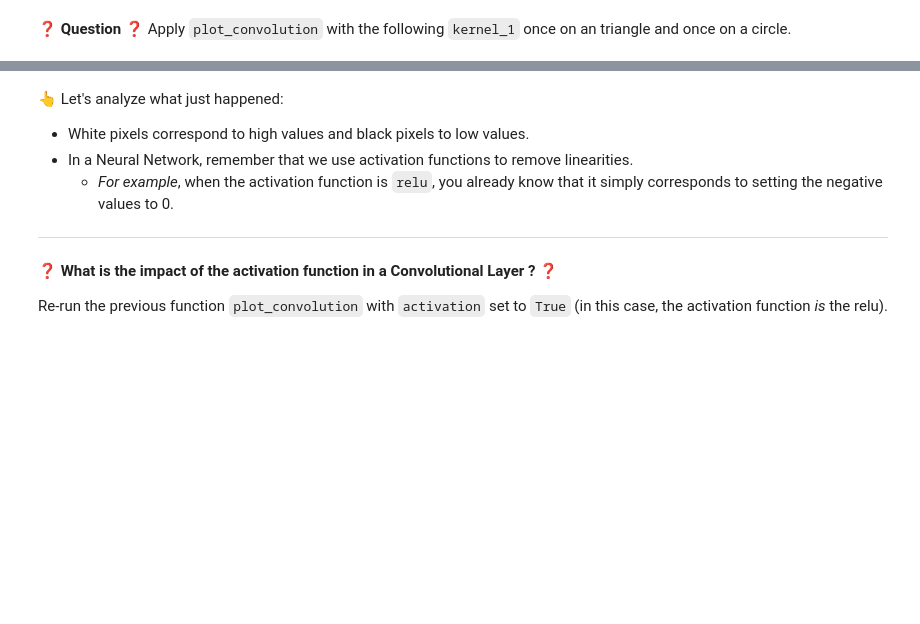
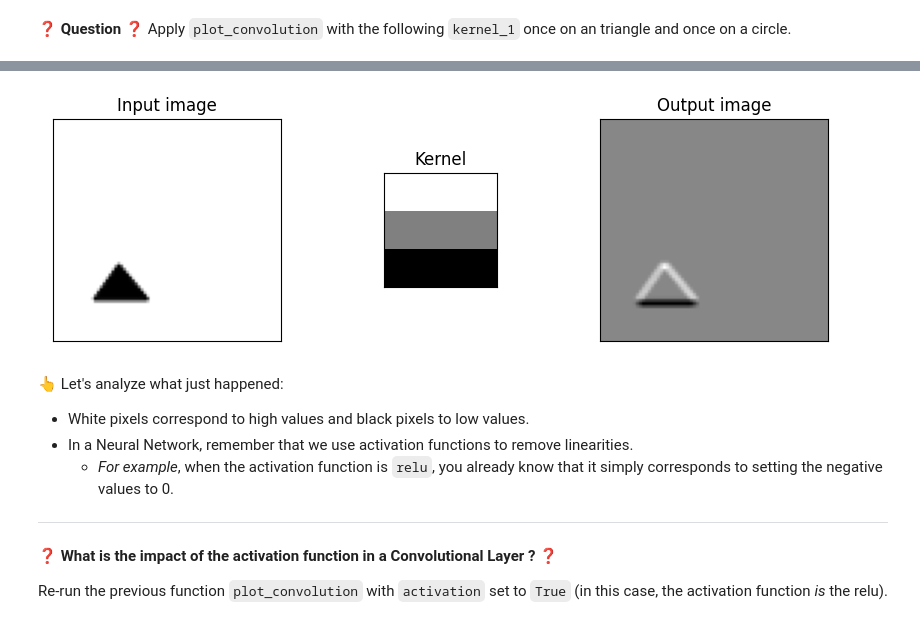
Before and after one commit to yleniafedi/data-intuition-on-convolutions, a Jupyter notebook: intuitions_on_convolutions.ipynb, the cells around one changed output, grey strips where cells are left out. Cells and saved outputs as stored; diff of their text form; code cells hidden in the pictures; blank space fills up the shorter version.

```diff
--- a/intuitions_on_convolutions.ipynb
+++ b/intuitions_on_convolutions.ipynb
@@ -219,3 +234,7 @@ kernel_1 = [
+# %%
+plot_convolution(X[0], kernel_1, activation=False)
+# %% [output]
+[figure, added]
 # %% [markdown]
 👆 Let's analyze what just happened:
 
```
Also changed, not shown: parts of 56 cells of this notebook.
